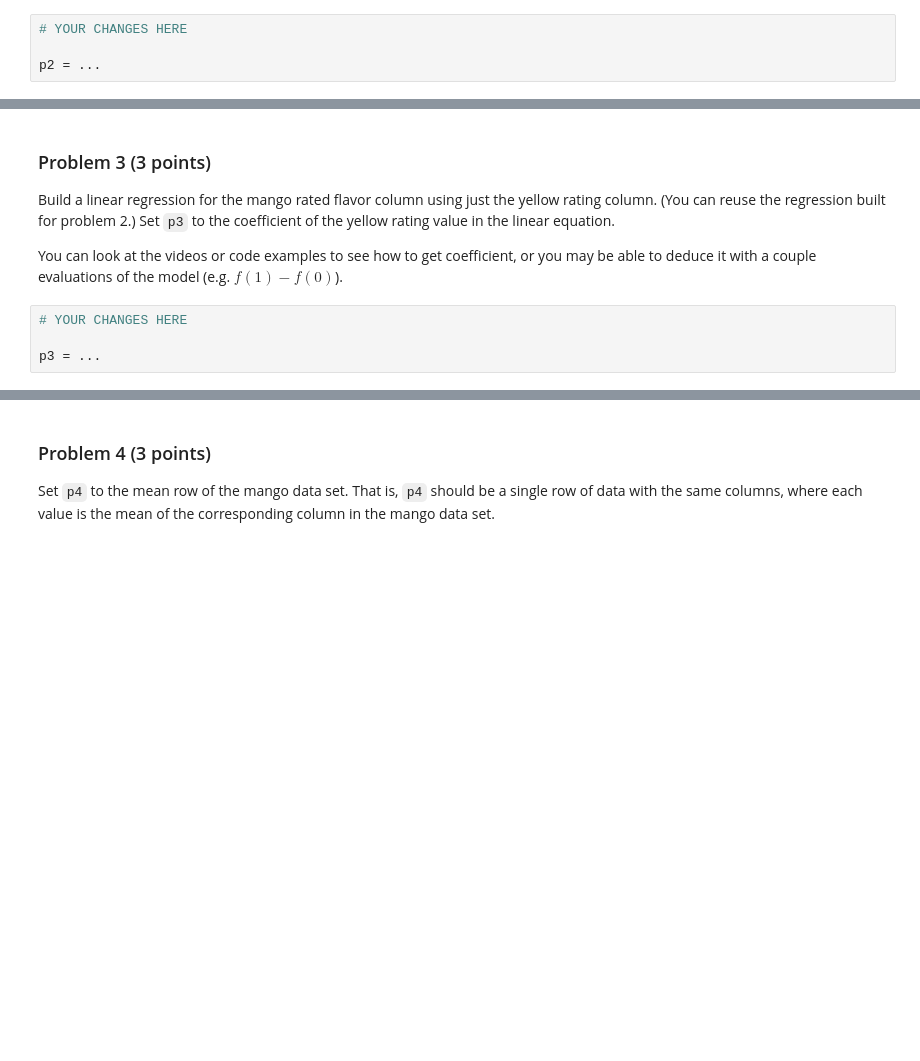
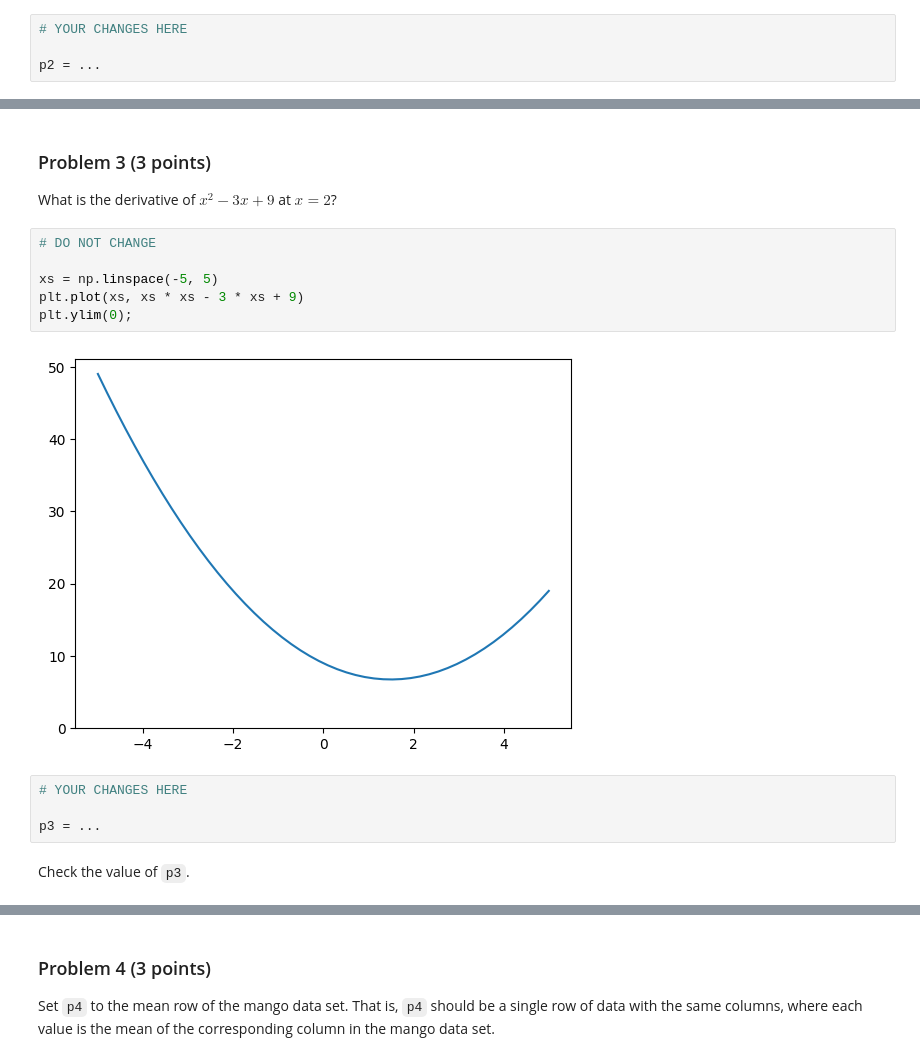
Before and after one commit to yy714x/dx601-homework-04, a Jupyter notebook: homework.ipynb, the cells around one changed output, grey strips where cells are left out. Drawn from its saved outputs; the diff is of its cells as text; blank space fills up the shorter version.

```diff
--- a/homework.ipynb
+++ b/homework.ipynb
@@ -90,14 +95,20 @@ p2
-# %% [markdown]
-### Problem 3 (3 points)
-
-Build a linear regression for the mango rated flavor column using just the yellow rating column.
-(You can reuse the regression built for problem 2.)
-Set `p3` to the coefficient of the yellow rating value in the linear equation.
-
-You can look at the videos or code examples to see how to get coefficient, or you may be able to deduce it with a couple evaluations of the model (e.g. $f(1) - f(0)$).
+# %% [markdown]
+### Problem 3 (3 points)
+
+What is the derivative of $x^2 - 3x + 9$ at $x=2$?
+# %%
+# DO NOT CHANGE
+
+xs = np.linspace(-5, 5)
+plt.plot(xs, xs * xs - 3 * xs + 9)
+plt.ylim(0);
+# %% [output]
+[figure, added]
 # %%
 # YOUR CHANGES HERE
 
 p3 = ...
+# %% [markdown]
+Check the value of `p3`.
 # %%
 p3
```
Also changed, not shown: parts of 122 cells of this notebook.
